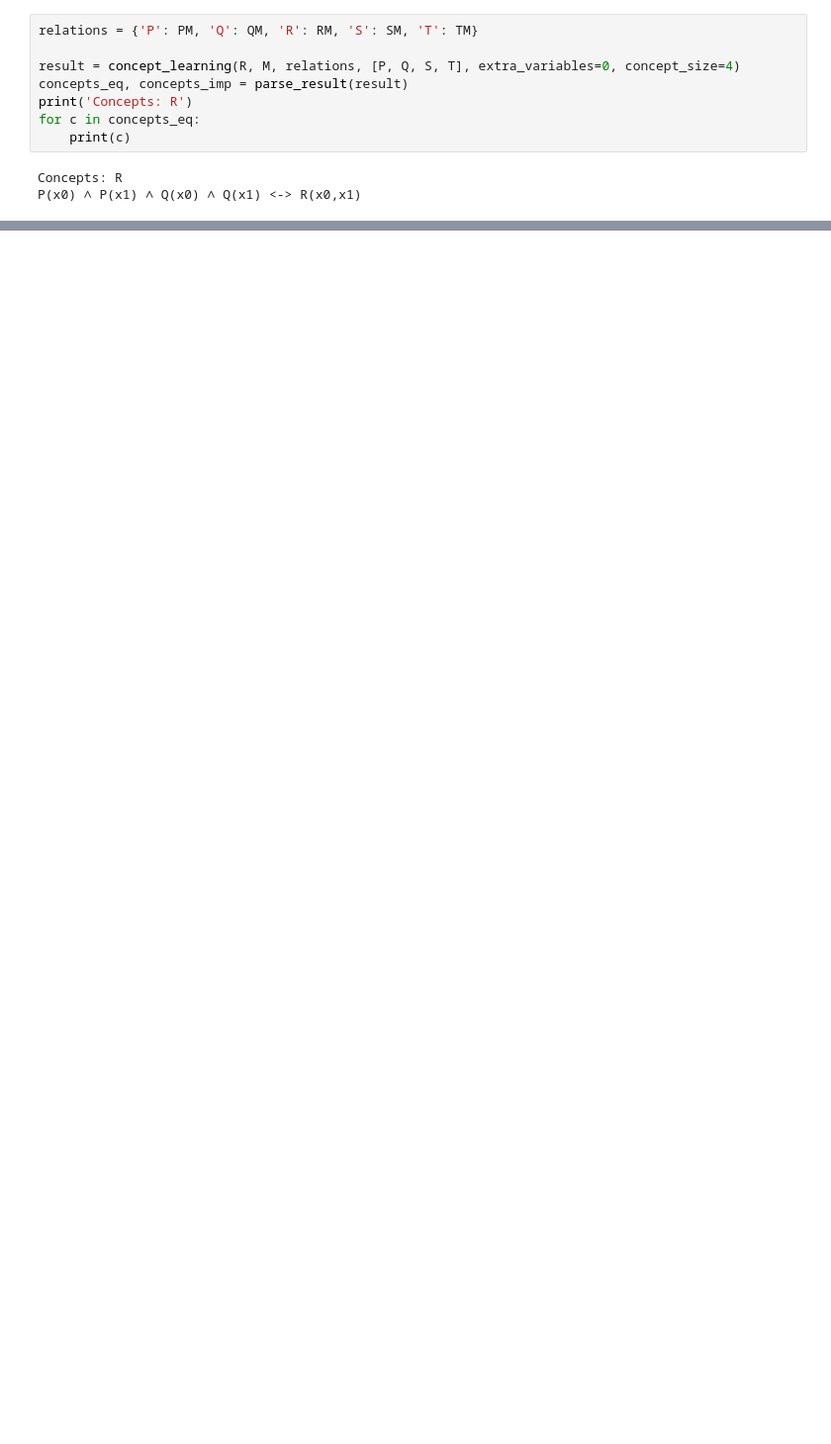
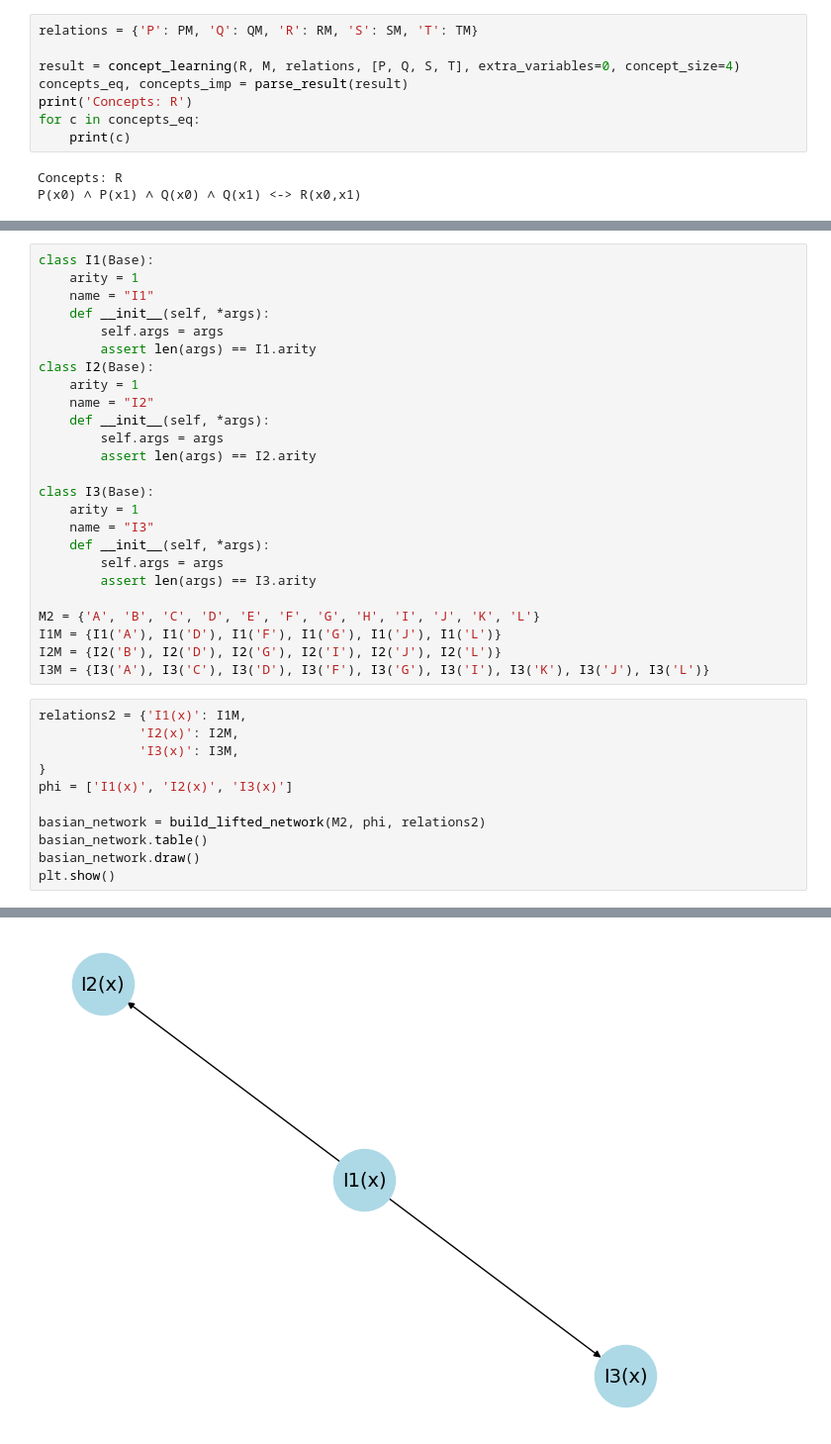
Before and after one commit to Arty-Facts/wasp_graphical_models_bayesian_learning_and_statistical_relational_learning_2023, a Jupyter notebook: project/module3/hand_in_module3.ipynb, the cells around one changed output, grey strips where cells are left out. Shown: that part at 99% size. Drawn from its saved outputs; the diff is of its cells as text; blank space fills up the shorter version.

```diff
--- a/project/module3/hand_in_module3.ipynb
+++ b/project/module3/hand_in_module3.ipynb
@@ -372,0 +521,37 @@ After a solution its easy to see that this is a correct solution. However there
+# %%
+class I1(Base):
+    arity = 1
+    name = "I1"
+    def __init__(self, *args):
+        self.args = args
+        assert len(args) == I1.arity
+class I2(Base):
+    arity = 1
+    name = "I2"
+    def __init__(self, *args):
+        self.args = args
+        assert len(args) == I2.arity
+
+class I3(Base):
+    arity = 1
+    name = "I3"
+    def __init__(self, *args):
+        self.args = args
+        assert len(args) == I3.arity
+
+M2 = {'A', 'B', 'C', 'D', 'E', 'F', 'G', 'H', 'I', 'J', 'K', 'L'}
+I1M = {I1('A'), I1('D'), I1('F'), I1('G'), I1('J'), I1('L')}
+I2M = {I2('B'), I2('D'), I2('G'), I2('I'), I2('J'), I2('L')}
+I3M = {I3('A'), I3('C'), I3('D'), I3('F'), I3('G'), I3('I'), I3('K'), I3('J'), I3('L')}
+# %%
+relations2 = {'I1(x)': I1M,
+             'I2(x)': I2M,
+             'I3(x)': I3M,
+}
+phi = ['I1(x)', 'I2(x)', 'I3(x)']
+
+basian_network = build_lifted_network(M2, phi, relations2)
+basian_network.table()
+basian_network.draw()
+plt.show()
+# %% [output]
@@ -372,0 +567 @@ After a solution its easy to see that this is a correct solution. However there
+[figure, added]
```
Also changed, not shown: parts of 18 cells of this notebook.
